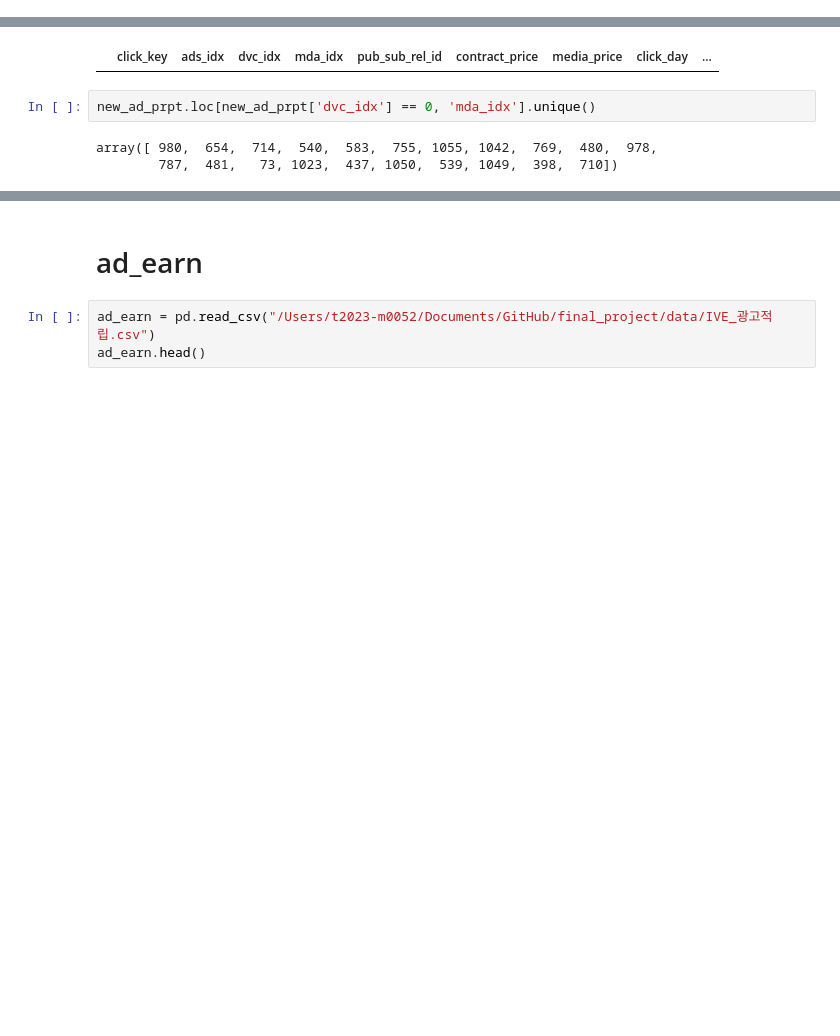
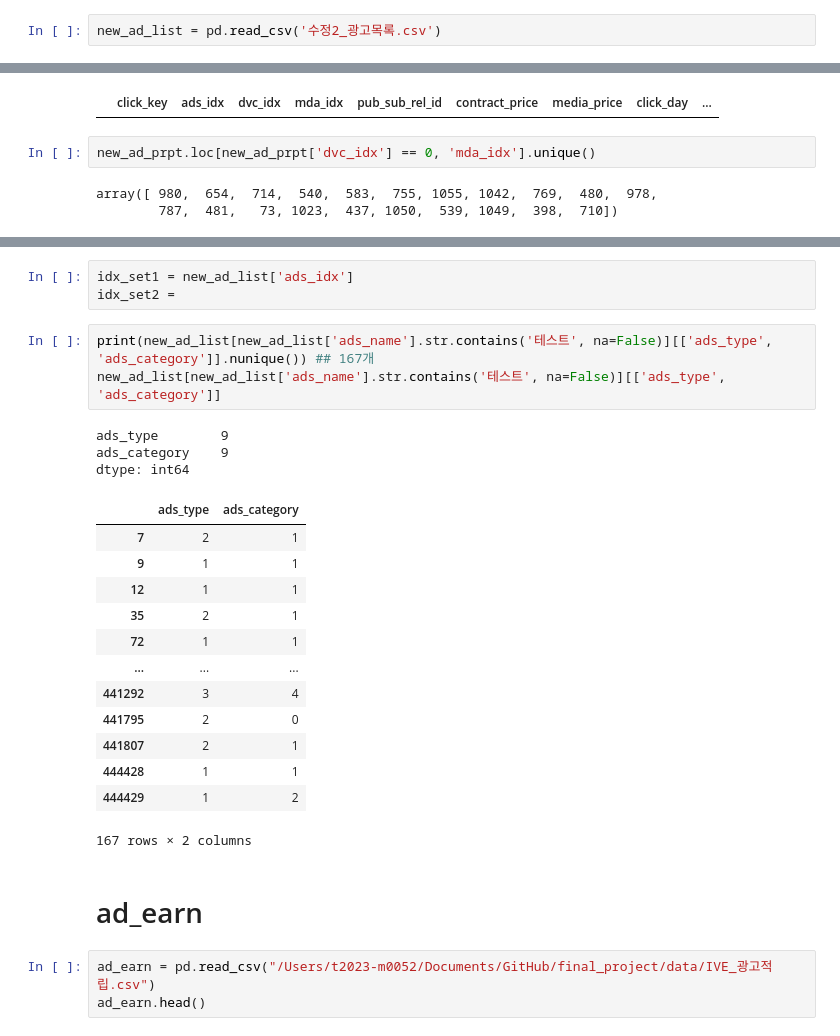
Before and after one commit to sese7414/reward_ads_project, a Jupyter notebook: Sehee/preprocessing.ipynb, the cells around one changed output, grey strips where cells are left out. Drawn from its saved outputs; the diff is of its cells as text; blank space fills up the shorter version.

```diff
--- a/Sehee/preprocessing.ipynb
+++ b/Sehee/preprocessing.ipynb
@@ -76,3 +76,5 @@ new_ad_list
 | 445258 | 446917 | 0GLHsRVZNv | 57 | 84 | 3 | 8 | [가입하기] 슈퍼티비 | https://s3.ap-northeast-2.amazona... | 1. 회원가입하기 \n**성인인증 받을필요는 없음❌\n\n2... | ... |
 | 445259 | 446918 | k2YLVkNAuO | 57 | 84 | 3 | 8 | [가입하기] 나인티비 | https://s3.ap-northeast-2.amazona... | 1. 회원가입하기\n**성인인증 받을필요는 없음❌\n\n2.... | ... |
 445260 rows × 22 columns
+# %%
+new_ad_list = pd.read_csv('수정2_광고목록.csv')
@@ -547,3 +608,26 @@ array([ 980,  654,  714,  540,  583,  755, 1055, 1042,  769,  480,  978,
+# %%
+idx_set1 = new_ad_list['ads_idx']
+idx_set2 =
+# %%
+print(new_ad_list[new_ad_list['ads_name'].str.contains('테스트', na=False)][['ads_type', 'ads_category']].nunique()) ## 167개
+new_ad_list[new_ad_list['ads_name'].str.contains('테스트', na=False)][['ads_type', 'ads_category']]
+# %% [output]
+ads_type        9
+ads_category    9
+dtype: int64
+|  | ads_type | ads_category |
+| 7 | 2 | 1 |
+| 9 | 1 | 1 |
+| 12 | 1 | 1 |
+| 35 | 2 | 1 |
+| 72 | 1 | 1 |
+| ... | ... | ... |
+| 441292 | 3 | 4 |
+| 441795 | 2 | 0 |
+| 441807 | 2 | 1 |
+| 444428 | 1 | 1 |
+| 444429 | 1 | 2 |
+167 rows × 2 columns
 # %% [markdown]
 # ad_earn
 # %%
```
Also changed, not shown: parts of 6 cells of this notebook, 1 other file.
